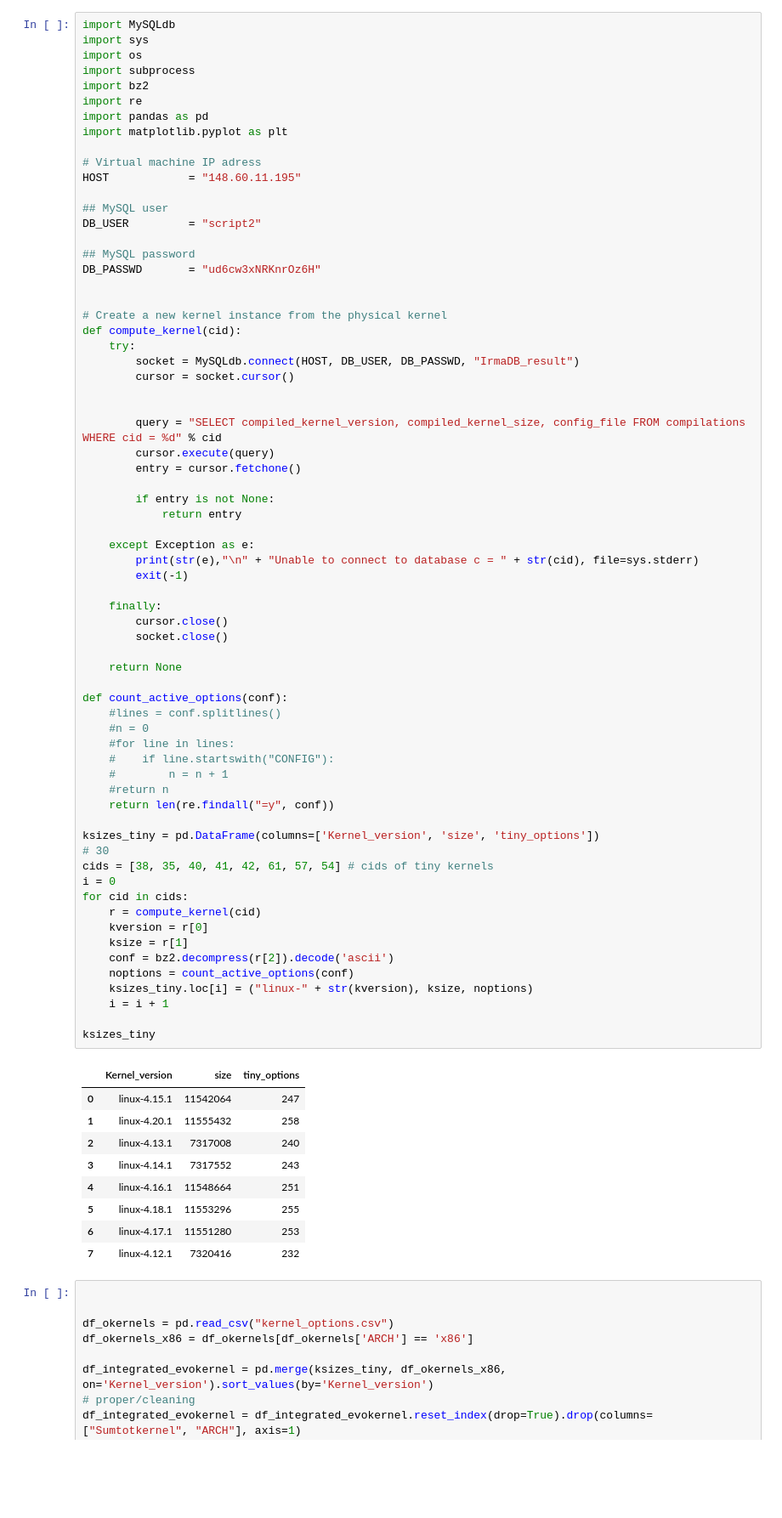
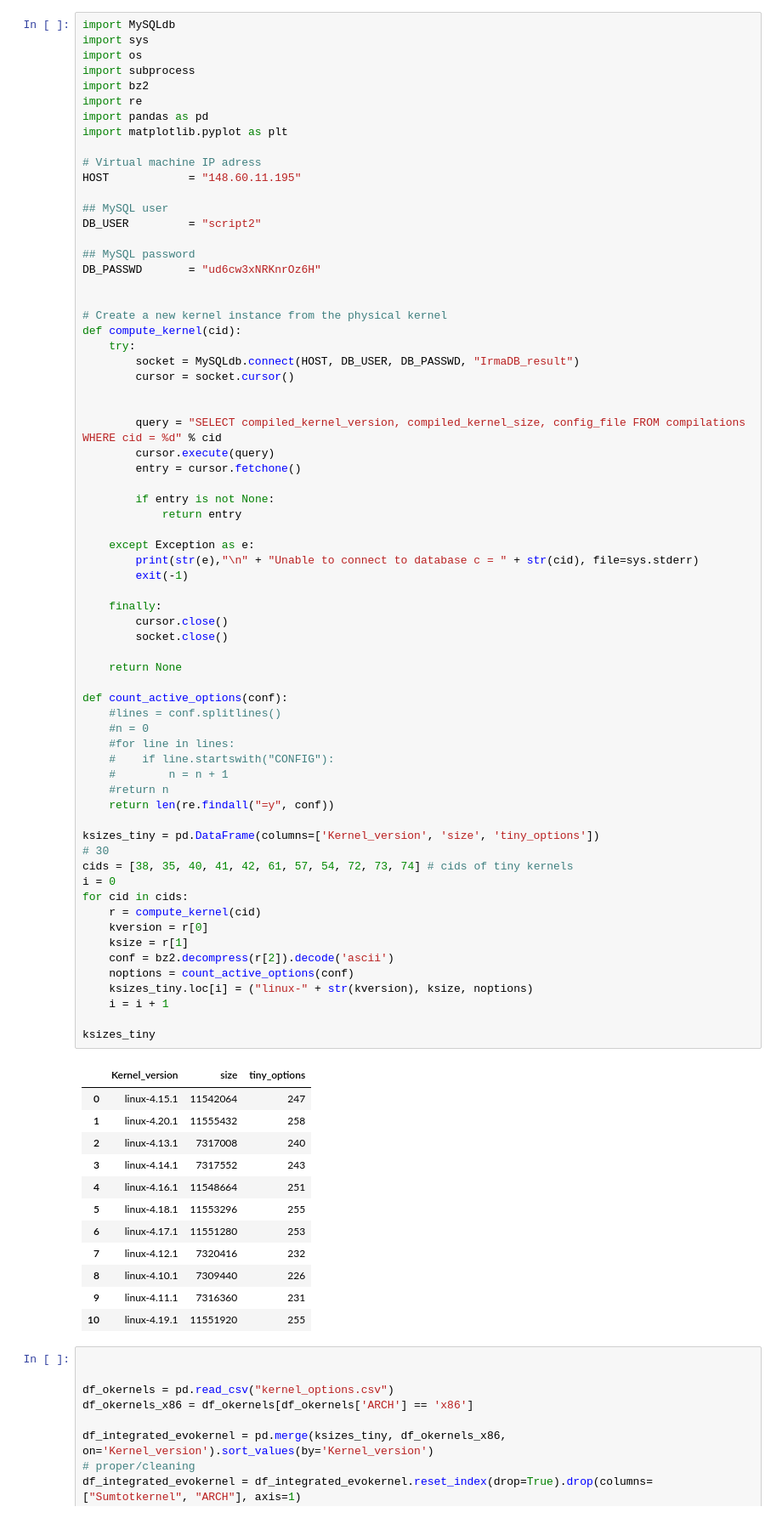
Before and after one commit to TuxML/evolution-showcase, a Jupyter notebook: evo-query.ipynb, the cells around one changed output. Shown at 85% size. Saved outputs shown, nothing was run; the diff lists cells and outputs as text; blank space fills up the shorter version.

```diff
--- a/evo-query.ipynb
+++ b/evo-query.ipynb
@@ -47,34 +47,37 @@ def count_active_options(conf):
     #n = 0
     #for line in lines:
     #    if line.startswith("CONFIG"):
     #        n = n + 1
     #return n
     return len(re.findall("=y", conf))
 
 ksizes_tiny = pd.DataFrame(columns=['Kernel_version', 'size', 'tiny_options'])
 # 30
-cids = [38, 35, 40, 41, 42, 61, 57, 54] # cids of tiny kernels
+cids = [38, 35, 40, 41, 42, 61, 57, 54, 72, 73, 74] # cids of tiny kernels
 i = 0
 for cid in cids:
     r = compute_kernel(cid)
     kversion = r[0]
     ksize = r[1]
     conf = bz2.decompress(r[2]).decode('ascii')
     noptions = count_active_options(conf)
     ksizes_tiny.loc[i] = ("linux-" + str(kversion), ksize, noptions)
     i = i + 1
 
 ksizes_tiny
 # %% [output]
 |  | Kernel_version | size | tiny_options |
 | 0 | linux-4.15.1 | 11542064 | 247 |
 | 1 | linux-4.20.1 | 11555432 | 258 |
 | 2 | linux-4.13.1 | 7317008 | 240 |
 | 3 | linux-4.14.1 | 7317552 | 243 |
 | 4 | linux-4.16.1 | 11548664 | 251 |
 | 5 | linux-4.18.1 | 11553296 | 255 |
 | 6 | linux-4.17.1 | 11551280 | 253 |
 | 7 | linux-4.12.1 | 7320416 | 232 |
+| 8 | linux-4.10.1 | 7309440 | 226 |
+| 9 | linux-4.11.1 | 7316360 | 231 |
+| 10 | linux-4.19.1 | 11551920 | 255 |
 # %%
 
 
```
Also changed, not shown: parts of 2 cells of this notebook, 1 other file.
